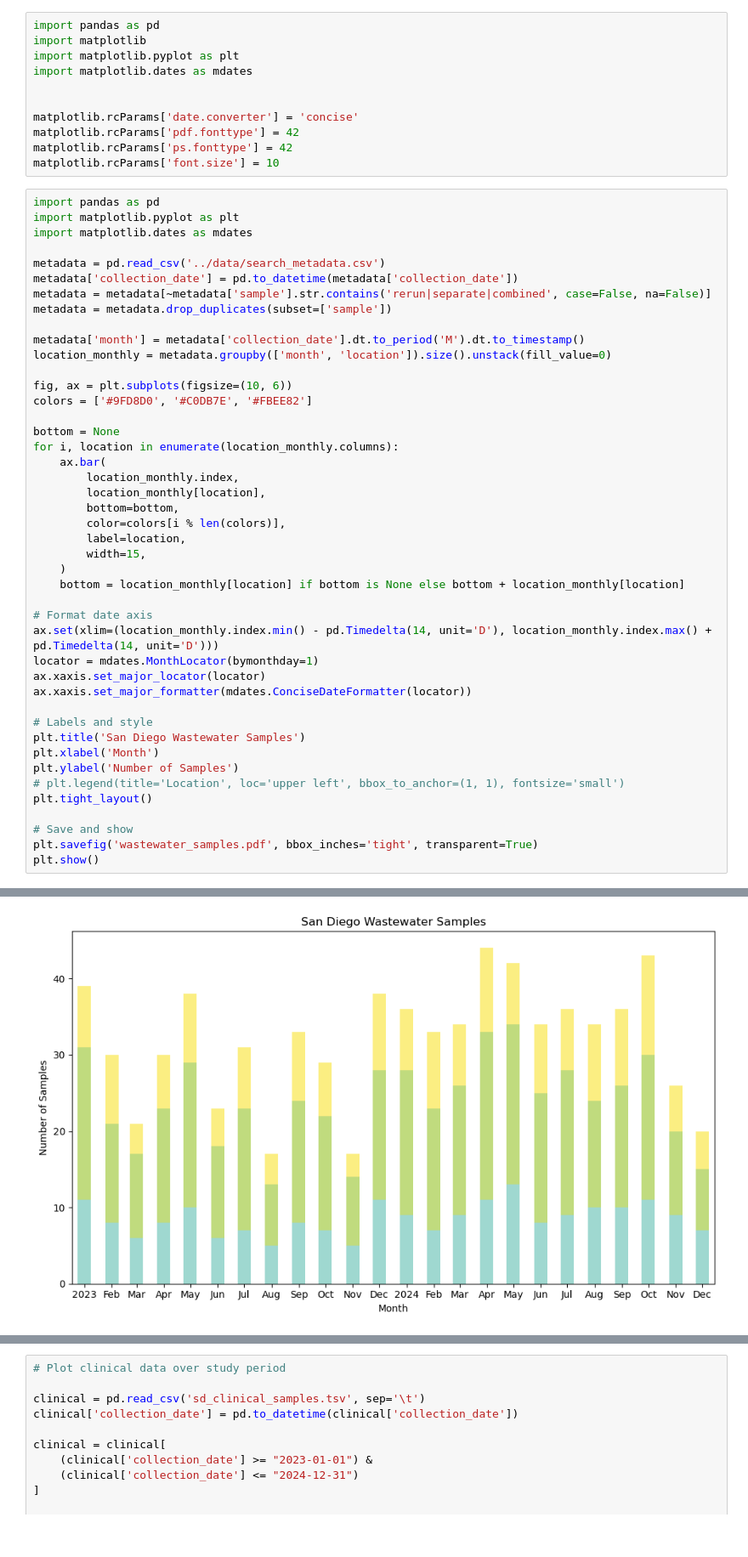
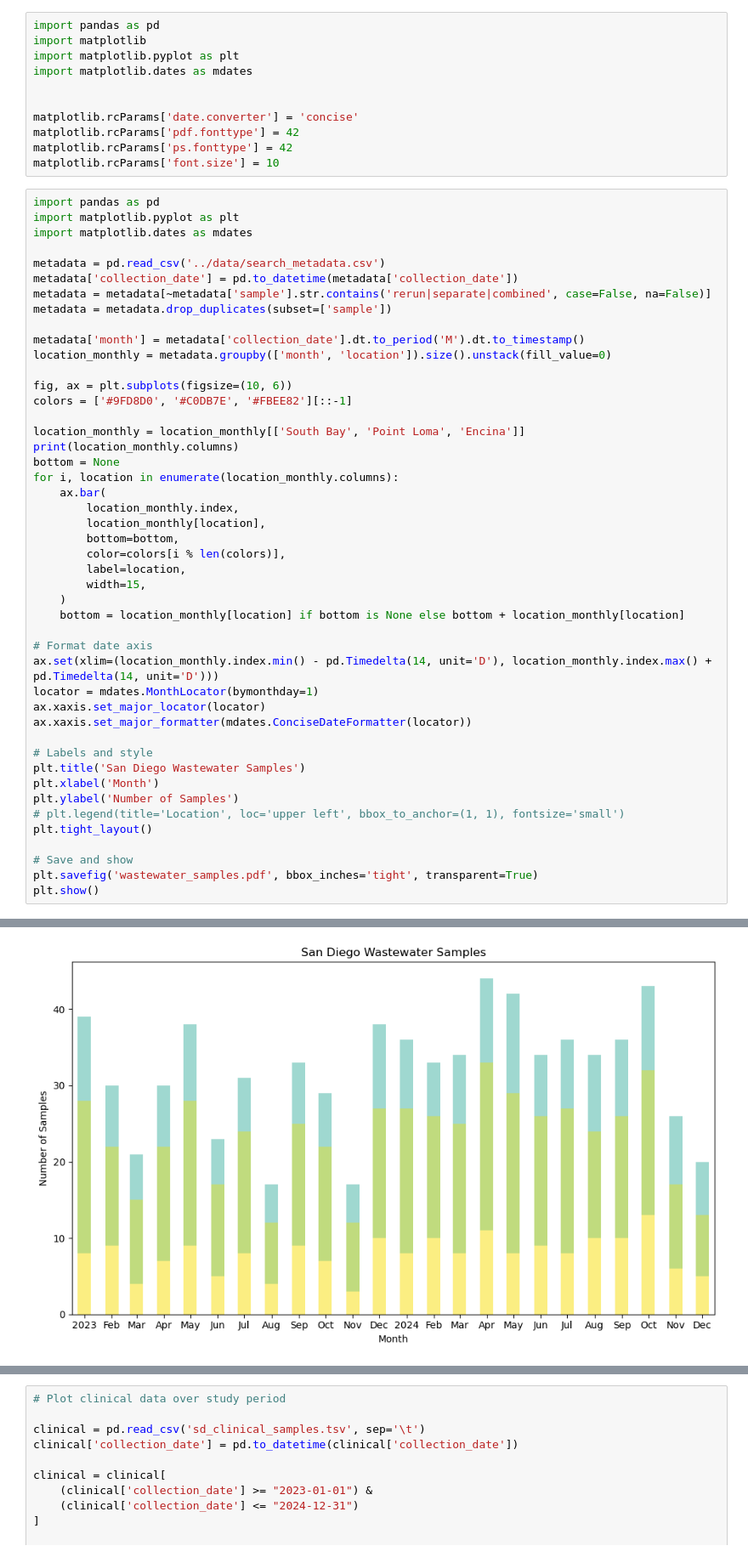
Before and after one commit to andersen-lab/covariants-paper, a Jupyter notebook: supp_fig2/plot_metadata.ipynb, the cells around one changed output, grey strips where cells are left out. Shown at 85% size. Cells and saved outputs as stored; diff of their text form.

Commit message:
reverse colors for supp fig2

```diff
--- a/supp_fig2/plot_metadata.ipynb
+++ b/supp_fig2/plot_metadata.ipynb
@@ -23,8 +23,10 @@ metadata['month'] = metadata['collection_date'].dt.to_period('M').dt.to_timestam
 location_monthly = metadata.groupby(['month', 'location']).size().unstack(fill_value=0)
 
 fig, ax = plt.subplots(figsize=(10, 6))
-colors = ['#9FD8D0', '#C0DB7E', '#FBEE82']
+colors = ['#9FD8D0', '#C0DB7E', '#FBEE82'][::-1]
 
+location_monthly = location_monthly[['South Bay', 'Point Loma', 'Encina']]
+print(location_monthly.columns)
 bottom = None
 for i, location in enumerate(location_monthly.columns):
     ax.bar(
@@ -57,4 +60,4 @@ plt.show()
-[figure, old version]
+[figure, new version]
 # %%
 # Get handles and labels from the main axis
 handles, labels = ax.get_legend_handles_labels()
```
Also changed, not shown: parts of 2 cells of this notebook, 3 other files.
